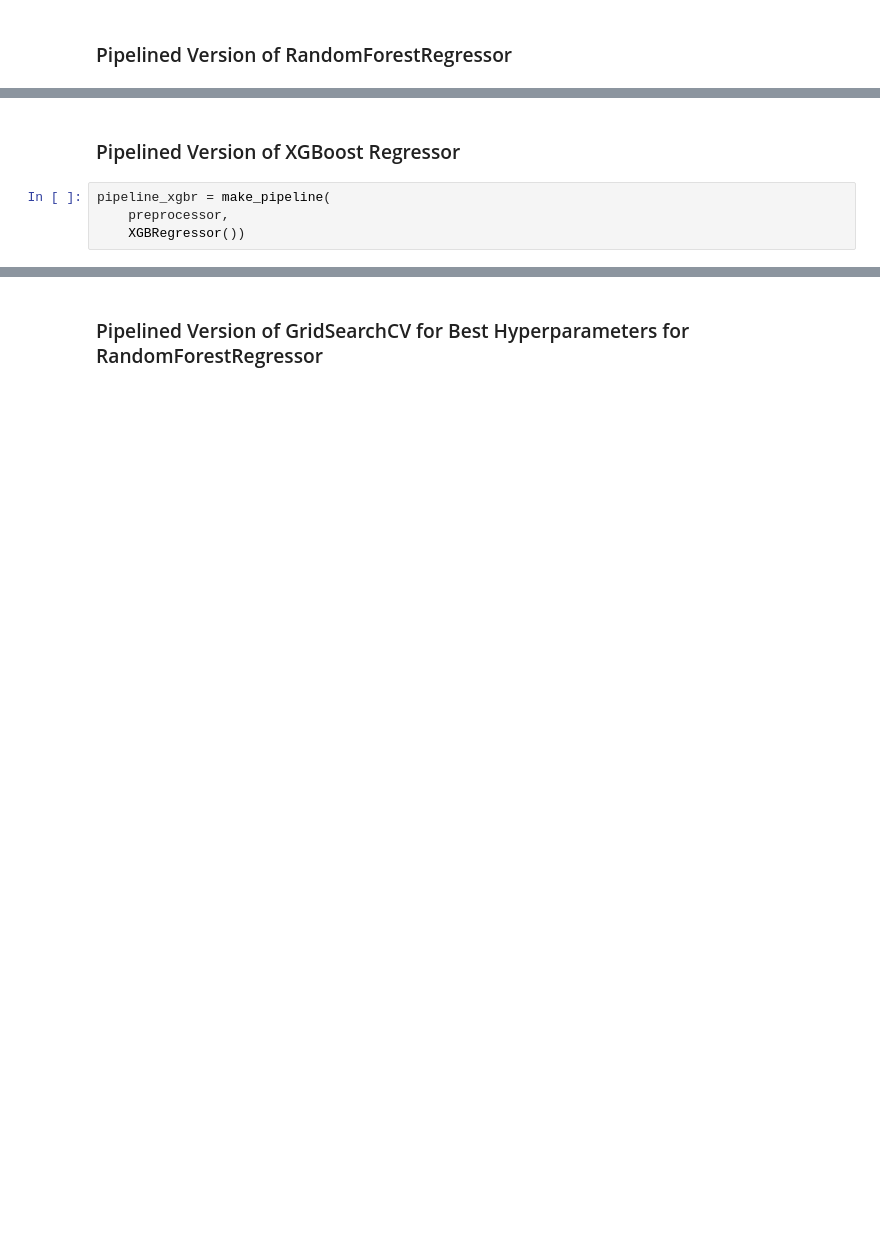
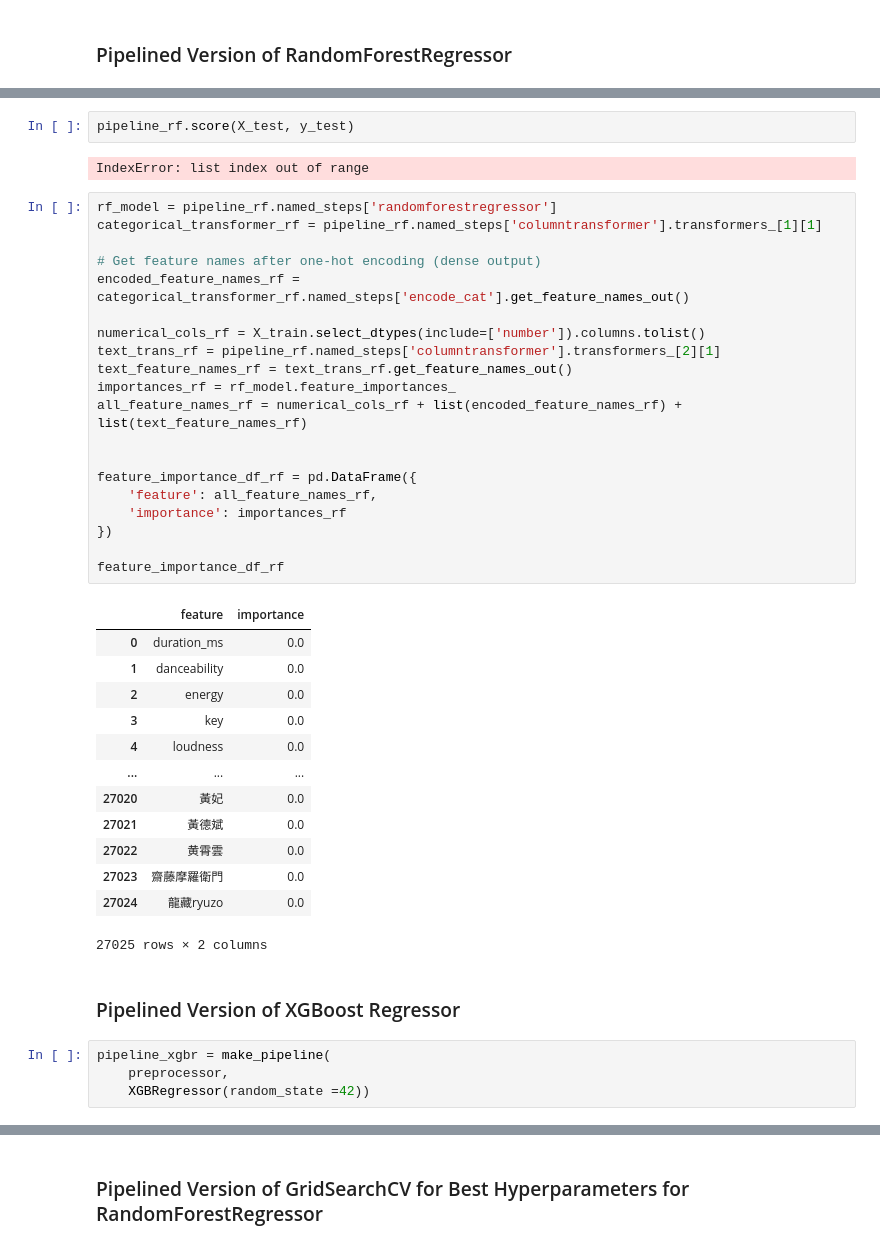
Before and after one commit to shreyamusini/song_popularity_dsc_148_final_project, a Jupyter notebook: eda_shreya.ipynb, the cells around one changed output, grey strips where cells are left out. Saved outputs shown, nothing was run; the diff lists cells and outputs as text; blank space fills up the shorter version.

Commit message:
one gridsearch done, needs edits, preprocessing for TFIDF, and feature importance dfs

```diff
--- a/eda_shreya.ipynb
+++ b/eda_shreya.ipynb
@@ -465,9 +474,47 @@ root_mean_squared_error(y_test, y_pred_pipe_rf)
+# %%
+pipeline_rf.score(X_test, y_test)
+# %% [output]
+IndexError: list index out of range
+# %%
+rf_model = pipeline_rf.named_steps['randomforestregressor']
+categorical_transformer_rf = pipeline_rf.named_steps['columntransformer'].transformers_[1][1]
+
+# Get feature names after one-hot encoding (dense output)
+encoded_feature_names_rf = categorical_transformer_rf.named_steps['encode_cat'].get_feature_names_out()
+
+numerical_cols_rf = X_train.select_dtypes(include=['number']).columns.tolist()
+text_trans_rf = pipeline_rf.named_steps['columntransformer'].transformers_[2][1]
+text_feature_names_rf = text_trans_rf.get_feature_names_out()
+importances_rf = rf_model.feature_importances_
+all_feature_names_rf = numerical_cols_rf + list(encoded_feature_names_rf) + list(text_feature_names_rf)
+
+
+feature_importance_df_rf = pd.DataFrame({
+    'feature': all_feature_names_rf,
+    'importance': importances_rf
+})
+
+feature_importance_df_rf
+# %% [output]
+|  | feature | importance |
+| 0 | duration_ms | 0.0 |
+| 1 | danceability | 0.0 |
+| 2 | energy | 0.0 |
+| 3 | key | 0.0 |
+| 4 | loudness | 0.0 |
+| ... | ... | ... |
+| 27020 | 黃妃 | 0.0 |
+| 27021 | 黃德斌 | 0.0 |
+| 27022 | 黄霄雲 | 0.0 |
+| 27023 | 齋藤摩羅衛門 | 0.0 |
+| 27024 | 龍藏ryuzo | 0.0 |
+27025 rows × 2 columns
 # %% [markdown]
 ### Pipelined Version of XGBoost Regressor
 # %%
 pipeline_xgbr = make_pipeline(
     preprocessor,
-    XGBRegressor())
+    XGBRegressor(random_state =42))
 # %%
 pipeline_xgbr.fit(X_train, y_train)
 y_pred_pipe_xgbr = pipeline_xgbr.predict(X_test)
```
Also changed, not shown: parts of 47 cells of this notebook.
